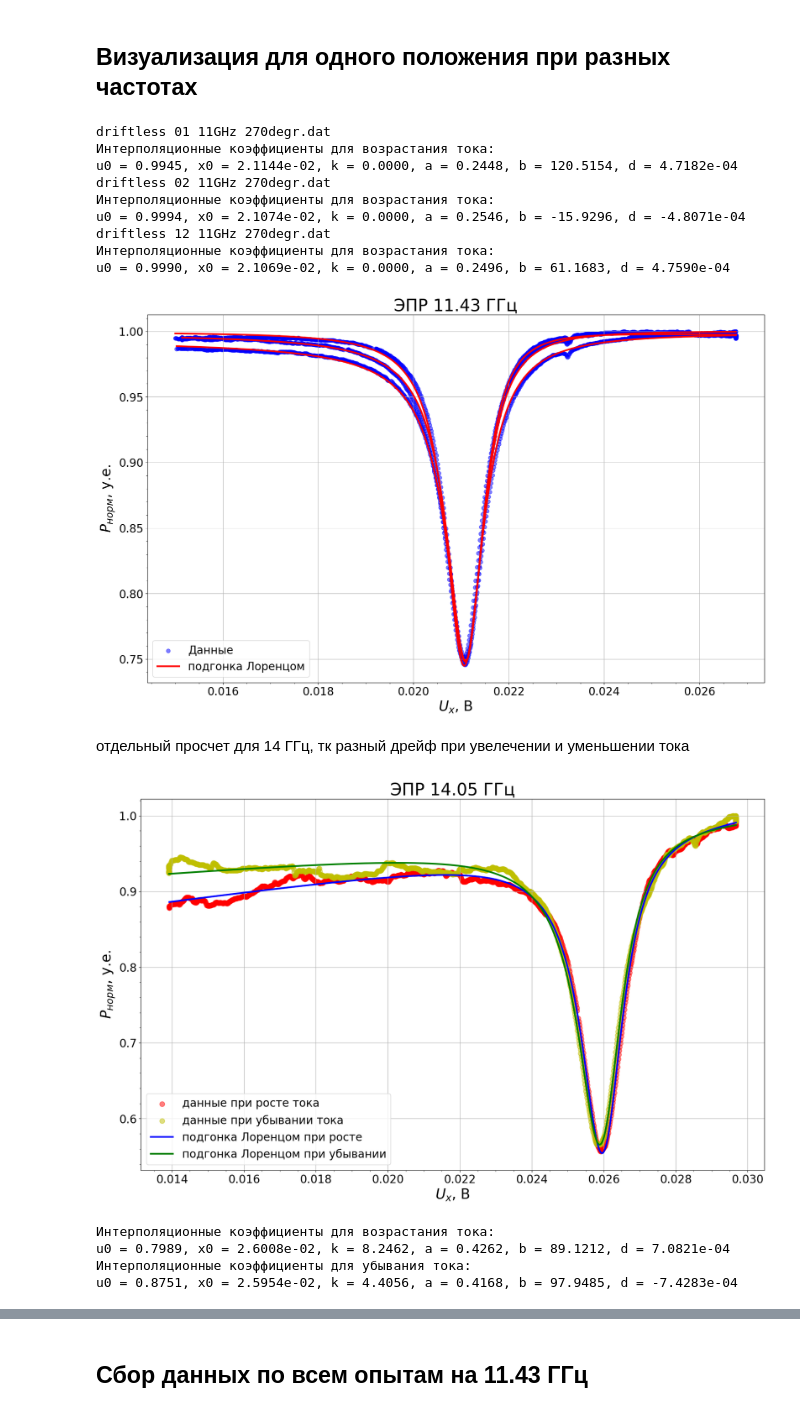
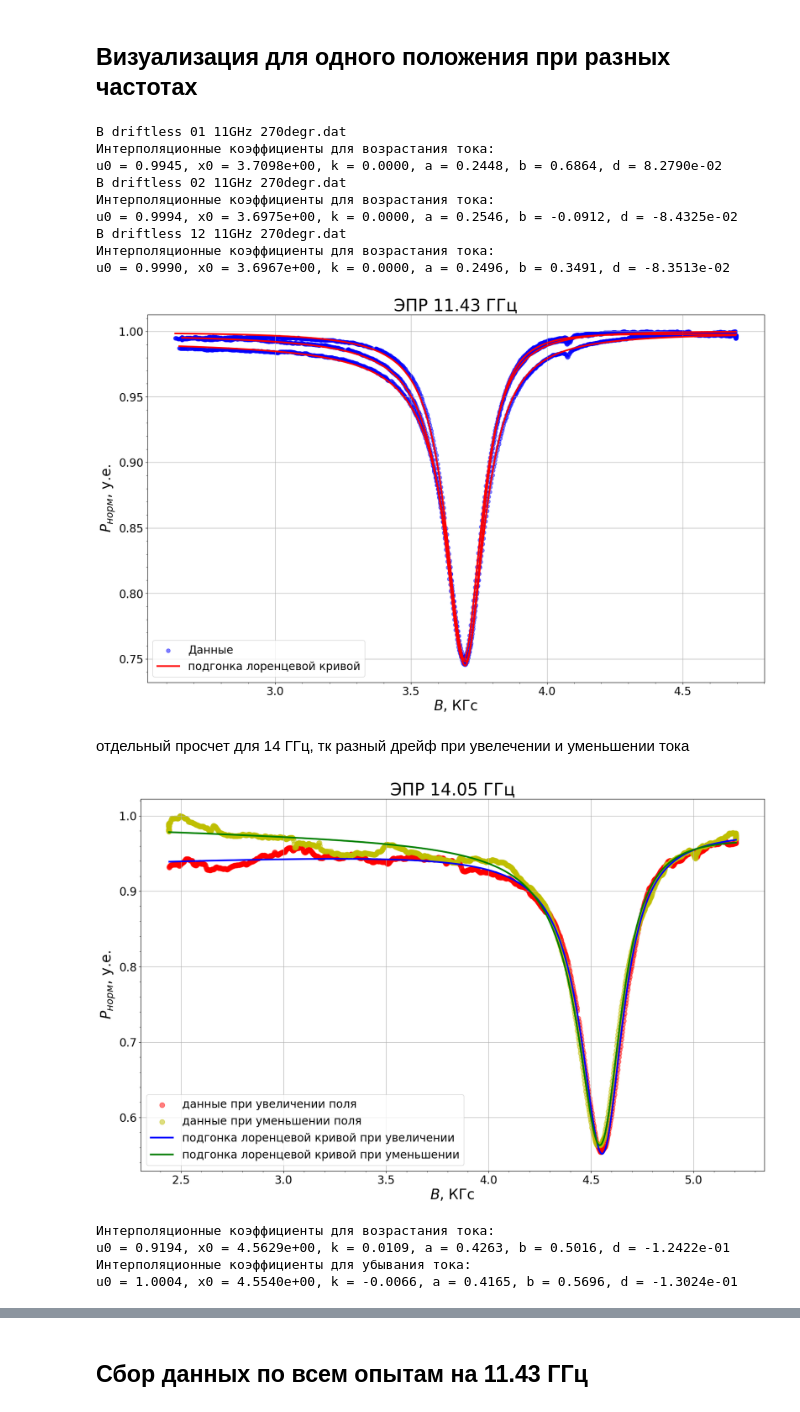
Before and after one commit to golenn/-, a Jupyter notebook: plot.ipynb, the cells around one changed output, grey strips where cells are left out. Cells and saved outputs as stored; diff of their text form; code cells hidden in the pictures.

```diff
--- a/plot.ipynb
+++ b/plot.ipynb
@@ -524,0 +598,24 @@ plt.show()
+# %%
+f = [9.503, 11.43, 14.052]
+H = [3.07, 3.7, 4.56]
+
+p = np.polyfit(H, f, 1)
+fa = np.polyval(p, H)
+print(p)
+
+plt.figure(figsize=(20, 12))
+plt.title('Линейность эффекта Зеемана для медного купороса', fontsize=28)
+plt.ylabel(r'$\nu$, ГГц', fontsize=30)
+plt.xlabel(r'$B_{рез}$, КГс', fontsize=30)
+
+plt.scatter(H, f, color='black', s=1000, marker='|')
+plt.scatter(H, f, color='black', label=r'Резонансное поглощение медным купоросом', s=100)
+plt.plot(H, fa, color='r', label=r'$\nu = 1.4\cdot g \cdot B$'+'\n'+r'$g = 2.18$')
+
+plt.legend(fontsize=25)
+plt.tick_params(axis='both', which='major', labelsize=20)
+plt.grid()
+plt.minorticks_on()
+
+plt.savefig(fname='f(B)')
+plt.show()
@@ -526,13 +626,13 @@ plt.show()
 ## Визуализация для одного положения при разных частотах
 # %%
 # Объявление путей директорий с файлами
-input_folder = '/home/golenn/EPR/data_driftless_normalised/'
+input_folder = '/home/golenn/EPR/data_B/'
 
 # Построение графика
 plt.figure(figsize=(20, 12))
 plt.title('ЭПР 11.43 ГГц', fontsize = 30)
 plt.ylabel(r'$P_{норм}$, у.е.',fontsize=25)
-plt.xlabel(r'$U_{х}$, В',fontsize=25)
+plt.xlabel(r'$B$, КГс',fontsize=25)
 
 flag = 0
 files = os.listdir(input_folder)
@@ -566,7 +666,7 @@ for file_name in files:
 
                   # Генерация кривых для графика
                   x_fit = np.linspace(min(x1_data), max(x1_data), 500)
-                  y_fit = lorentzian_driftless(x_fit1, *params1)
+                  y_fit = lorentzian_driftless(x_fit, *params1)
 
             except Exception:
                   print(f'Exception raised {file_name}')
@@ -575,7 +675,7 @@ for file_name in files:
             # Построение графика
             if '01' in file_name:
                   plt.scatter(x1_data, y1_data, color='b', label=f'Данные', alpha=0.5, s=50)
-                  plt.plot(x_fit, y_fit, color='r', label='подгонка Лоренцом', linewidth=3)
+                  plt.plot(x_fit, y_fit, color='r', label='подгонка лоренцевой кривой', linewidth=3)
             else:
                   plt.scatter(x1_data, y1_data, color='b', alpha=0.5, s=50)
                   plt.plot(x_fit, y_fit, color='r', linewidth=3)
@@ -588,22 +688,22 @@ plt.minorticks_on()
 plt.savefig(fname='EPR 11 GHz')
 plt.show()
 # %% [output]
-driftless 01 11GHz 270degr.dat
+B driftless 01 11GHz 270degr.dat
 Интерполяционные коэффициенты для возрастания тока:
-u0 = 0.9945, x0 = 2.1144e-02, k = 0.0000, a = 0.2448, b = 120.5154, d = 4.7182e-04
-driftless 02 11GHz 270degr.dat
+u0 = 0.9945, x0 = 3.7098e+00, k = 0.0000, a = 0.2448, b = 0.6864, d = 8.2790e-02
+B driftless 02 11GHz 270degr.dat
 Интерполяционные коэффициенты для возрастания тока:
-u0 = 0.9994, x0 = 2.1074e-02, k = 0.0000, a = 0.2546, b = -15.9296, d = -4.8071e-04
-driftless 12 11GHz 270degr.dat
+u0 = 0.9994, x0 = 3.6975e+00, k = 0.0000, a = 0.2546, b = -0.0912, d = -8.4325e-02
+B driftless 12 11GHz 270degr.dat
 Интерполяционные коэффициенты для возрастания тока:
-u0 = 0.9990, x0 = 2.1069e-02, k = 0.0000, a = 0.2496, b = 61.1683, d = 4.7590e-04
+u0 = 0.9990, x0 = 3.6967e+00, k = 0.0000, a = 0.2496, b = 0.3491, d = -8.3513e-02
-[figure, old version]
+[figure, new version]
 # %% [markdown]
 отдельный просчет для 14 ГГц, тк разный дрейф при увелечении и уменьшении тока
 # %%
 # Считывание данных из файла
-filename = '/home/golenn/EPR/data/23 14GHz 270degr.dat'
-data = pd.read_csv(filename, skiprows=3, sep='\t')
+filename = '/home/golenn/EPR/data_B/B driftless 23 14GHz 270degr.dat'
+data = pd.read_csv(filename, skiprows=3, sep=' ')
 data.columns = ["X_channel", "Y_channel", "II_channel", "timestamp"]
 x_data = data["X_channel"].values
 y_data = data["Y_channel"].values
@@ -633,40 +733,40 @@ params2, params_cov2 = curve_fit(lorentzian, x2_data, y2_data, p0=initial_guess_
 
 # Генерация кривых для графика
 x_fit1 = np.linspace(min(x1_data), max(x1_data), 500)
 y_fit1 = lorentzian(x_fit1, *params1)
 x_fit2 = np.linspace(min(x2_data), max(x2_data), 500)
 y_fit2 = lorentzian(x_fit2, *params2)
 
 # Построение графика
 plt.figure(figsize=(20, 12))
-plt.scatter(x1_data, y1_data, color='r', label='данные при росте тока', alpha=0.5, s=80)
-plt.scatter(x2_data, y2_data, color='y', label='данные при убывании тока', alpha=0.5, s=80)
-plt.plot(x_fit1, y_fit1, color='b', label='подгонка Лоренцом при росте', linewidth=3)
-plt.plot(x_fit2, y_fit2, color='g', label='подгонка Лоренцом при убывании', linewidth=3)
+plt.scatter(x1_data, y1_data, color='r', label='данные при увеличении поля', alpha=0.5, s=80)
+plt.scatter(x2_data, y2_data, color='y', label='данные при уменьшении поля', alpha=0.5, s=80)
+plt.plot(x_fit1, y_fit1, color='b', label='подгонка лоренцевой кривой при увеличении', linewidth=3)
+plt.plot(x_fit2, y_fit2, color='g', label='подгонка лоренцевой кривой при уменьшении', linewidth=3)
 plt.title('ЭПР 14.05 ГГц', fontsize = 30)
 
 plt.ylabel(r'$P_{норм}$, у.е.',fontsize=25)
-plt.xlabel(r'$U_{х}$, В',fontsize=25)
+plt.xlabel(r'$B$, КГс',fontsize=25)
 
 plt.legend(fontsize=20)
 plt.grid()
 plt.tick_params(axis='both', which='major', labelsize=20)
 plt.minorticks_on()
 plt.savefig(fname='EPR 14 GHz')
 plt.show()
 
 
 # Вывод параметров
 print("Интерполяционные коэффициенты для возрастания тока:")
 print(f"u0 = {params1[0]:.4f}, x0 = {params1[1]:.4e}, k = {params1[2]:.4f}, "
       f"a = {params1[3]:.4f}, b = {params1[4]:.4f}, d = {params1[5]:.4e}")
 
 print("Интерполяционные коэффициенты для убывания тока:")
 print(f"u0 = {params2[0]:.4f}, x0 = {params2[1]:.4e}, k = {params2[2]:.4f}, "
       f"a = {params2[3]:.4f}, b = {params2[4]:.4f}, d = {params2[5]:.4e}")
 # %% [output]
-[figure, old version]
+[figure, new version]
 Интерполяционные коэффициенты для возрастания тока:
-u0 = 0.7989, x0 = 2.6008e-02, k = 8.2462, a = 0.4262, b = 89.1212, d = 7.0821e-04
+u0 = 0.9194, x0 = 4.5629e+00, k = 0.0109, a = 0.4263, b = 0.5016, d = -1.2422e-01
 Интерполяционные коэффициенты для убывания тока:
-u0 = 0.8751, x0 = 2.5954e-02, k = 4.4056, a = 0.4168, b = 97.9485, d = -7.4283e-04
+u0 = 1.0004, x0 = 4.5540e+00, k = -0.0066, a = 0.4165, b = 0.5696, d = -1.3024e-01
```
Also changed, not shown: parts of 18 cells of this notebook, 7 other files.
